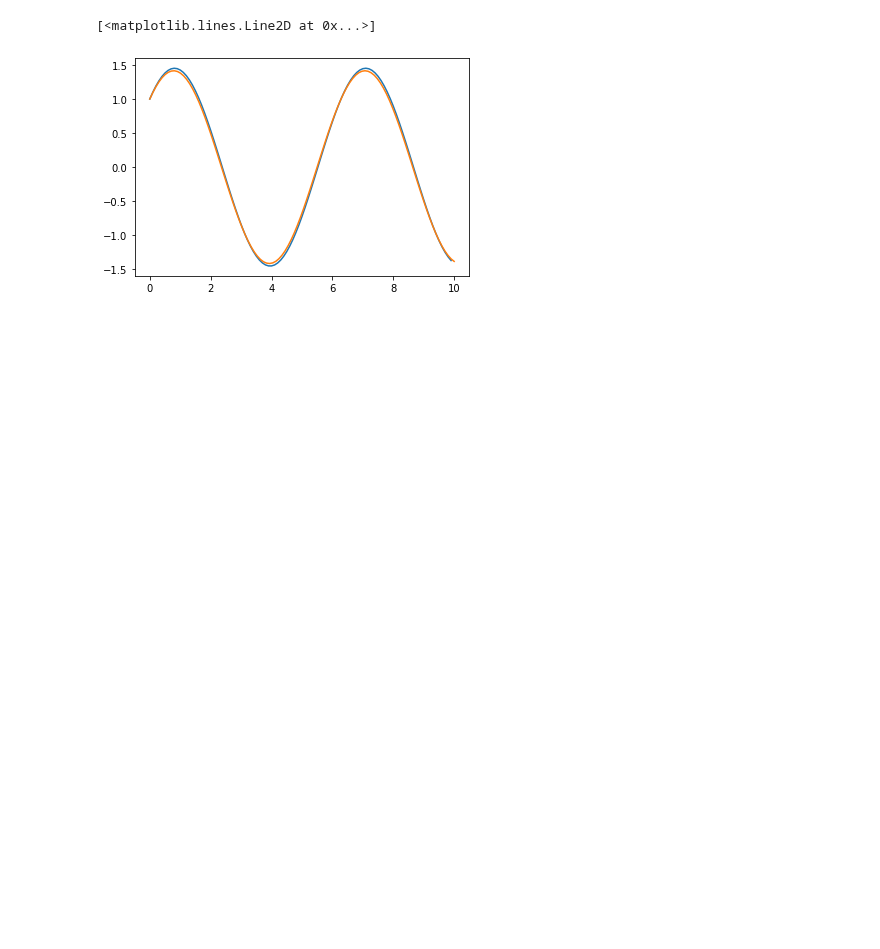
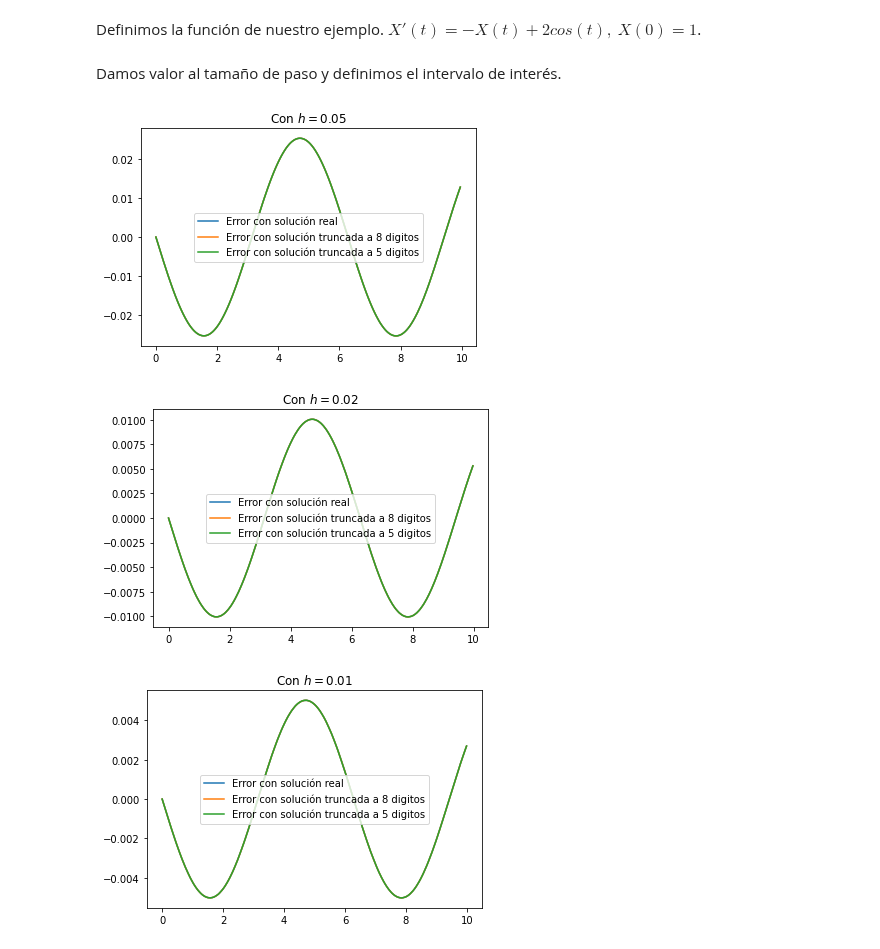
Before and after one commit to JairEsc/Mat_Apl_2, a Jupyter notebook: Epid_3.ipynb, the cells around one changed output. Saved outputs shown, nothing was run; the diff lists cells and outputs as text; code cells hidden in the pictures; blank space fills up the shorter version.

```diff
--- a/Epid_3.ipynb
+++ b/Epid_3.ipynb
@@ -13,16 +15,5 @@ def Euler(F,X_0,h,I):
     last=sol[-1]
     sol.append(last+F(t_i,last)*h)
   return sol
-# %%
-def F(t,x):
-  return -x+2*np.cos(t)
-X_0=1
-h=0.1
-I=[0,10]
-t=np.arange(I[0],I[1],h)
-plt.plot(t,Euler(F,X_0,h,I))
-x=np.linspace(0,10,100)
-plt.plot(x,np.sin(x)+np.cos(x))
-# %% [output]
-[<matplotlib.lines.Line2D at 0x...>]
-[figure, removed]
+# %% [markdown]
+Definimos la función de nuestro ejemplo. $X'(t)=-X(t)+2cos(t), $ $X(0)=1$.
@@ -28,0 +23,19 @@ plt.plot(x,np.sin(x)+np.cos(x))
+# %% [markdown]
+Damos valor al tamaño de paso y definimos el intervalo de interés.
+# %%
+X_0=1
+for h in [0.05,0.02,0.01]:
+    I=[0,10]
+    t=np.arange(I[0],I[1],h)
+    aproximacion=Euler(F,X_0,h,I)
+    x=np.arange(0,10,h)
+    plt.plot(x,(np.sin(x)+np.cos(x))-aproximacion,label='Error con solución real')
+    plt.plot(x,np.array([round(np.sin(x)+np.cos(x),8) for x in x])-aproximacion,label='Error con solución truncada a 8 digitos')
+    plt.plot(x,np.array([round(np.sin(x)+np.cos(x),5) for x in x])-aproximacion,label='Error con solución truncada a 5 digitos')
+    plt.title(r'Con $h=$'+str(h))
+    plt.legend()
+    plt.show()
+# %% [output]
+[figure, added]
+[figure, added]
+[figure, added]
```
Also changed, not shown: parts of 2 cells of this notebook.
